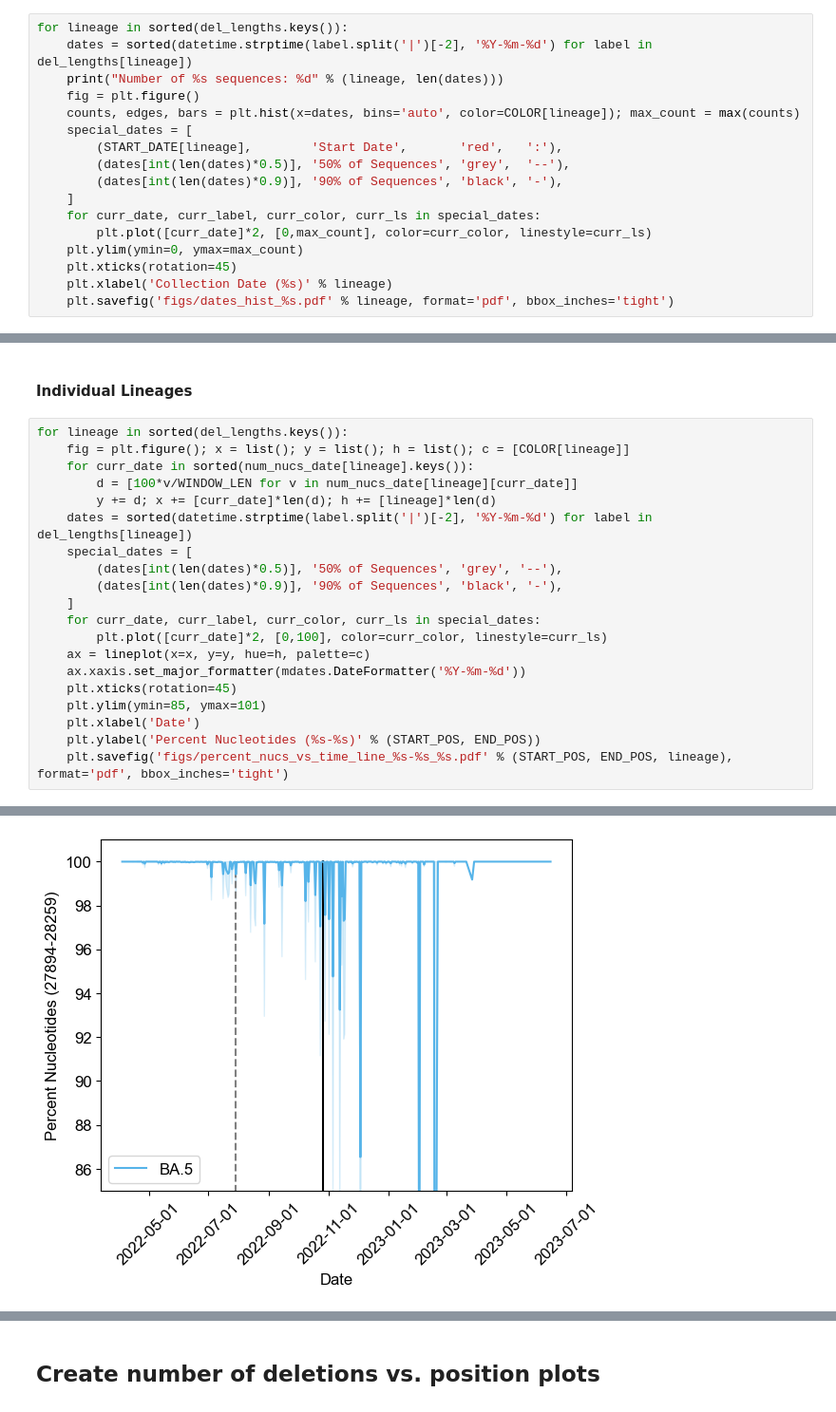
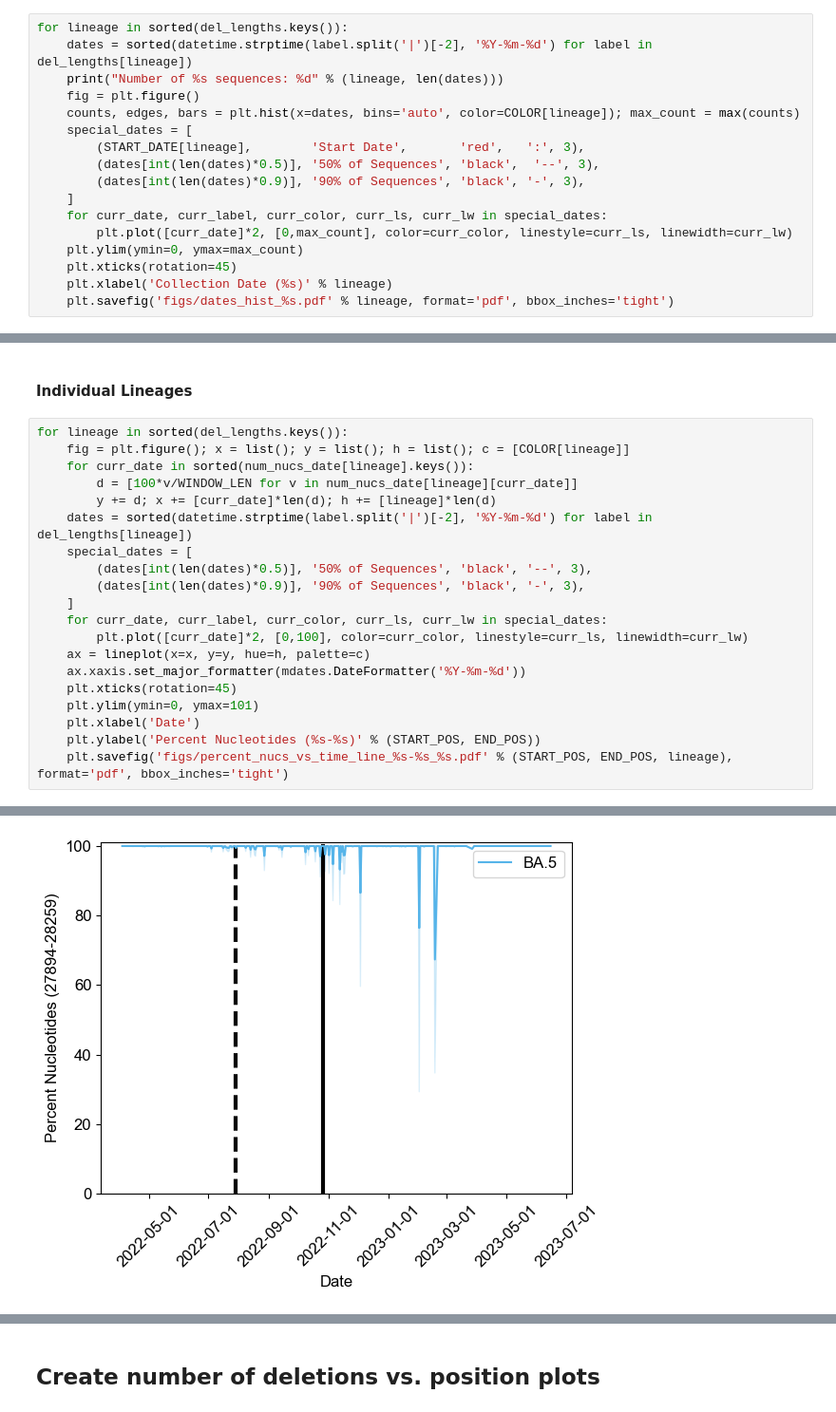
Before and after one commit to niemasd/SC2-Deletion-Analysis, a Jupyter notebook: Analysis.ipynb, the cells around one changed output, grey strips where cells are left out. Shown at 95% size. Drawn from its saved outputs; the diff is of its cells as text.

Commit message:
Updated plot aesthetics

```diff
--- a/Analysis.ipynb
+++ b/Analysis.ipynb
@@ -133,12 +133,12 @@ for lineage in sorted(del_lengths.keys()):
     fig = plt.figure()
     counts, edges, bars = plt.hist(x=dates, bins='auto', color=COLOR[lineage]); max_count = max(counts)
     special_dates = [
-        (START_DATE[lineage],        'Start Date',       'red',   ':'),
-        (dates[int(len(dates)*0.5)], '50% of Sequences', 'grey',  '--'),
-        (dates[int(len(dates)*0.9)], '90% of Sequences', 'black', '-'),
+        (START_DATE[lineage],        'Start Date',       'red',   ':', 3),
+        (dates[int(len(dates)*0.5)], '50% of Sequences', 'black',  '--', 3),
+        (dates[int(len(dates)*0.9)], '90% of Sequences', 'black', '-', 3),
     ]
-    for curr_date, curr_label, curr_color, curr_ls in special_dates:
-        plt.plot([curr_date]*2, [0,max_count], color=curr_color, linestyle=curr_ls)
+    for curr_date, curr_label, curr_color, curr_ls, curr_lw in special_dates:
+        plt.plot([curr_date]*2, [0,max_count], color=curr_color, linestyle=curr_ls, linewidth=curr_lw)
     plt.ylim(ymin=0, ymax=max_count)
     plt.xticks(rotation=45)
     plt.xlabel('Collection Date (%s)' % lineage)
@@ -287,15 +287,15 @@ for lineage in sorted(del_lengths.keys()):
         y += d; x += [curr_date]*len(d); h += [lineage]*len(d)
     dates = sorted(datetime.strptime(label.split('|')[-2], '%Y-%m-%d') for label in del_lengths[lineage])
     special_dates = [
-        (dates[int(len(dates)*0.5)], '50% of Sequences', 'grey', '--'),
-        (dates[int(len(dates)*0.9)], '90% of Sequences', 'black', '-'),
+        (dates[int(len(dates)*0.5)], '50% of Sequences', 'black', '--', 3),
+        (dates[int(len(dates)*0.9)], '90% of Sequences', 'black', '-', 3),
     ]
-    for curr_date, curr_label, curr_color, curr_ls in special_dates:
-        plt.plot([curr_date]*2, [0,100], color=curr_color, linestyle=curr_ls)
+    for curr_date, curr_label, curr_color, curr_ls, curr_lw in special_dates:
+        plt.plot([curr_date]*2, [0,100], color=curr_color, linestyle=curr_ls, linewidth=curr_lw)
     ax = lineplot(x=x, y=y, hue=h, palette=c)
     ax.xaxis.set_major_formatter(mdates.DateFormatter('%Y-%m-%d'))
     plt.xticks(rotation=45)
-    plt.ylim(ymin=85, ymax=101)
+    plt.ylim(ymin=0, ymax=101)
     plt.xlabel('Date')
     plt.ylabel('Percent Nucleotides (%s-%s)' % (START_POS, END_POS))
     plt.savefig('figs/percent_nucs_vs_time_line_%s-%s_%s.pdf' % (START_POS, END_POS, lineage), format='pdf', bbox_inches='tight')
@@ -304 +304 @@ for lineage in sorted(del_lengths.keys()):
-[figure, old version]
+[figure, new version]
```
Also changed, not shown: parts of 3 cells of this notebook, 23 other files.
